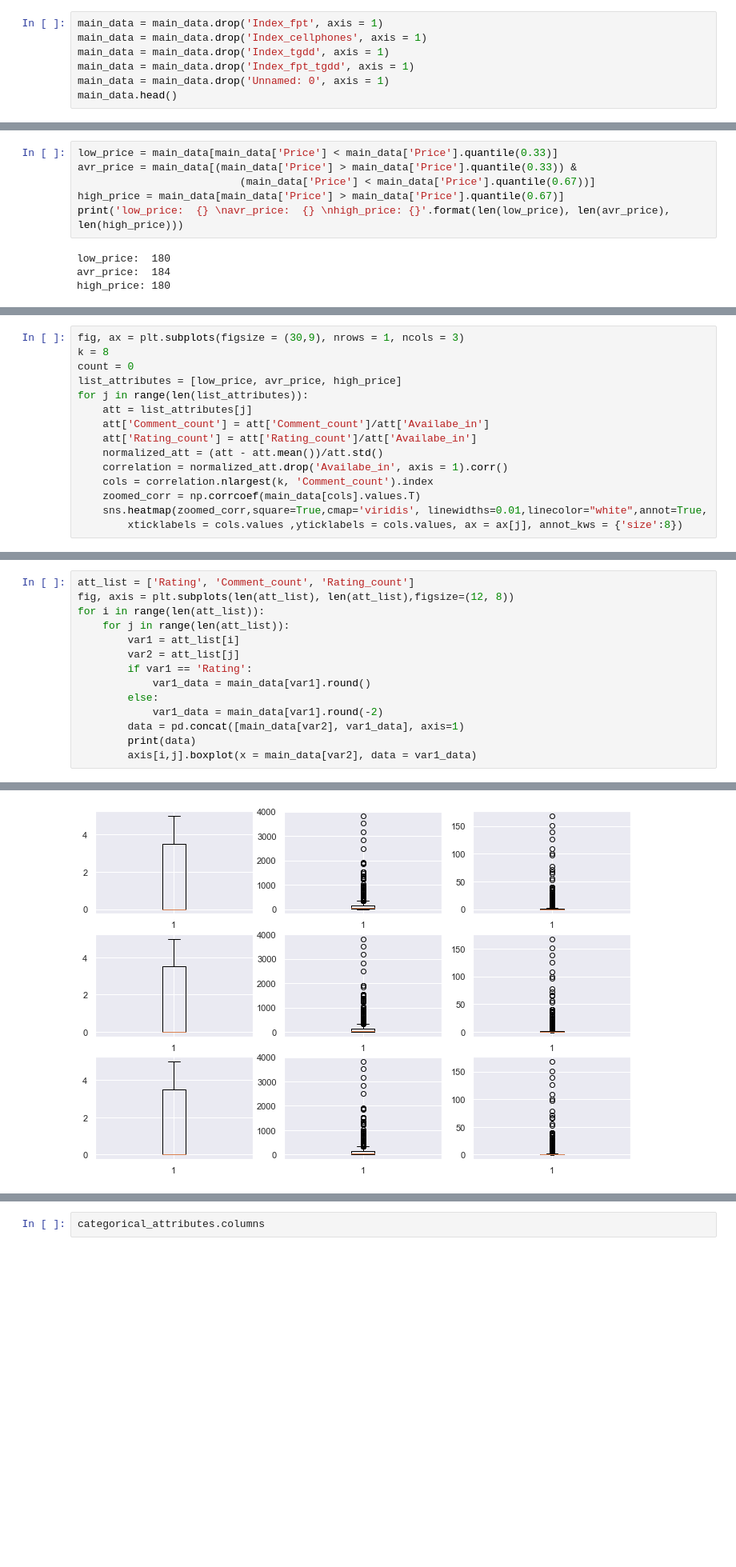
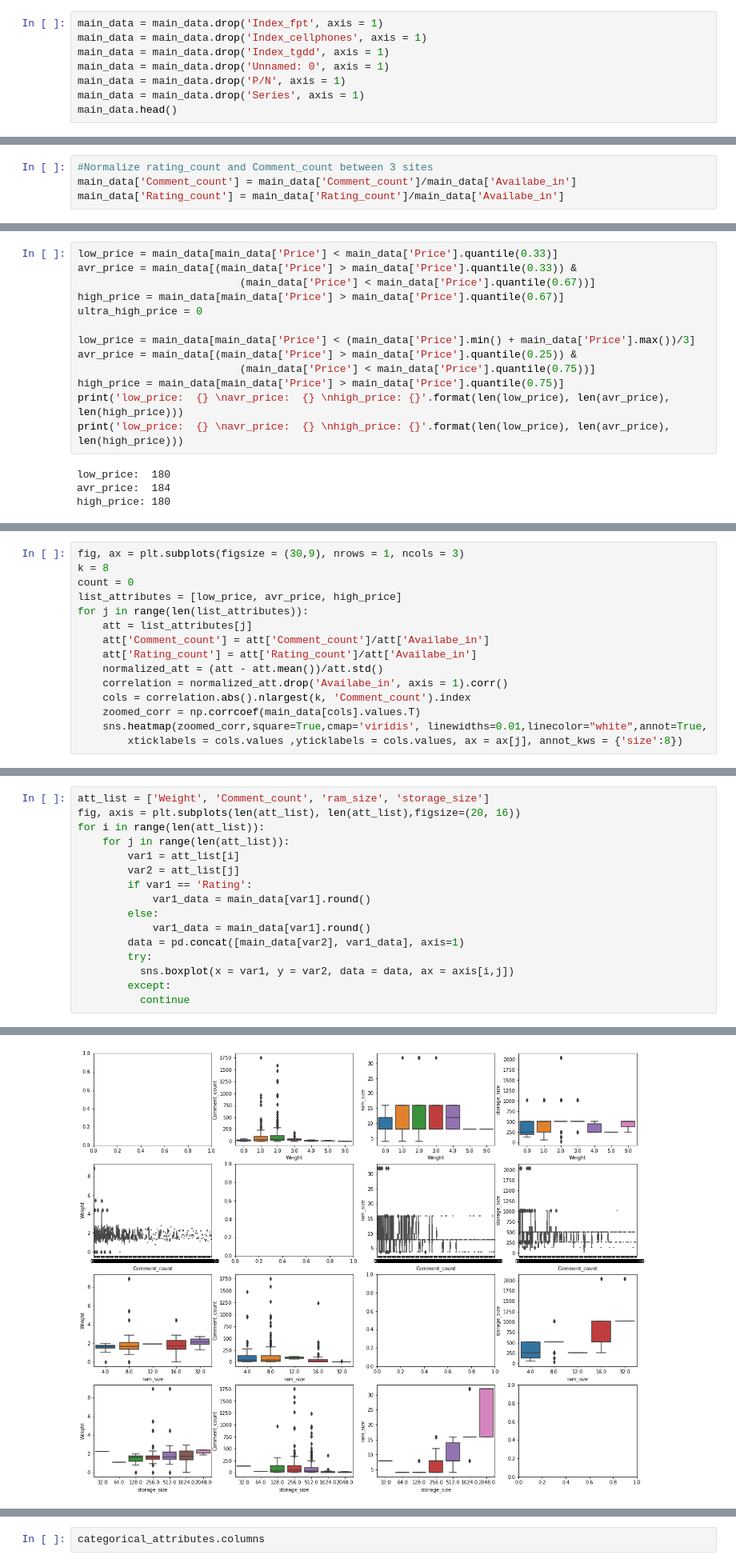
Before and after one commit to hungpham13/Laptop-EDA, a Jupyter notebook: Laptop_EDA.ipynb, the cells around one changed output, grey strips where cells are left out. Shown at 80% size. Cells and saved outputs as stored; diff of their text form; blank space fills up the shorter version.

```diff
--- a/Laptop_EDA.ipynb
+++ b/Laptop_EDA.ipynb
@@ -52,7 +80,8 @@ main_data.head()
 main_data = main_data.drop('Index_fpt', axis = 1)
 main_data = main_data.drop('Index_cellphones', axis = 1)
 main_data = main_data.drop('Index_tgdd', axis = 1)
-main_data = main_data.drop('Index_fpt_tgdd', axis = 1)
 main_data = main_data.drop('Unnamed: 0', axis = 1)
+main_data = main_data.drop('P/N', axis = 1)
+main_data = main_data.drop('Series', axis = 1)
 main_data.head()
 # %% [output]
@@ -131,0 +190,4 @@ memory usage: 151.1+ KB
+# %%
+#Normalize rating_count and Comment_count between 3 sites
+main_data['Comment_count'] = main_data['Comment_count']/main_data['Availabe_in']
+main_data['Rating_count'] = main_data['Rating_count']/main_data['Availabe_in']
@@ -212,7 +273,14 @@ low_price = main_data[main_data['Price'] < main_data['Price'].quantile(0.33)]
 avr_price = main_data[(main_data['Price'] > main_data['Price'].quantile(0.33)) &
                           (main_data['Price'] < main_data['Price'].quantile(0.67))]
 high_price = main_data[main_data['Price'] > main_data['Price'].quantile(0.67)]
+ultra_high_price = 0
+
+low_price = main_data[main_data['Price'] < (main_data['Price'].min() + main_data['Price'].max())/3]
+avr_price = main_data[(main_data['Price'] > main_data['Price'].quantile(0.25)) &
+                          (main_data['Price'] < main_data['Price'].quantile(0.75))]
+high_price = main_data[main_data['Price'] > main_data['Price'].quantile(0.75)]
 print('low_price:  {} \navr_price:  {} \nhigh_price: {}'.format(len(low_price), len(avr_price), len(high_price)))
+print('low_price:  {} \navr_price:  {} \nhigh_price: {}'.format(len(low_price), len(avr_price), len(high_price)))
 # %% [output]
 low_price:  180
 avr_price:  184
@@ -357,7 +446,7 @@ for j in range(len(list_attributes)):
     att['Rating_count'] = att['Rating_count']/att['Availabe_in']
     normalized_att = (att - att.mean())/att.std()
     correlation = normalized_att.drop('Availabe_in', axis = 1).corr()
-    cols = correlation.nlargest(k, 'Comment_count').index
+    cols = correlation.abs().nlargest(k, 'Comment_count').index
     zoomed_corr = np.corrcoef(main_data[cols].values.T)
     sns.heatmap(zoomed_corr,square=True,cmap='viridis', linewidths=0.01,linecolor="white",annot=True,
         xticklabels = cols.values ,yticklabels = cols.values, ax = ax[j], annot_kws = {'size':8})
@@ -377,6 +468,6 @@ Index(['Comment_count', 'Rating', 'Rating_count', 'displ_rate', 'Weight',
 # %%
-att_list = ['Rating', 'Comment_count', 'Rating_count']
-fig, axis = plt.subplots(len(att_list), len(att_list),figsize=(12, 8))
+att_list = ['Weight', 'Comment_count', 'ram_size', 'storage_size']
+fig, axis = plt.subplots(len(att_list), len(att_list),figsize=(20, 16))
 for i in range(len(att_list)):
     for j in range(len(att_list)):
         var1 = att_list[i]
@@ -384,8 +475,10 @@ for i in range(len(att_list)):
         if var1 == 'Rating':
             var1_data = main_data[var1].round()
         else:
-            var1_data = main_data[var1].round(-2)
+            var1_data = main_data[var1].round()
         data = pd.concat([main_data[var2], var1_data], axis=1)
-        print(data)
-        axis[i,j].boxplot(x = main_data[var2], data = var1_data)
+        try:
+          sns.boxplot(x = var1, y = var2, data = data, ax = axis[i,j])
+        except:
+          continue
 # %% [output]
@@ -409,4 +485,4 @@ for i in range(len(att_list)):
-[figure, old version]
+[figure, new version]
 # %%
 var = 'Rating'
 var_data = main_data[var].round()
```
Also changed, not shown: parts of 51 cells of this notebook.
